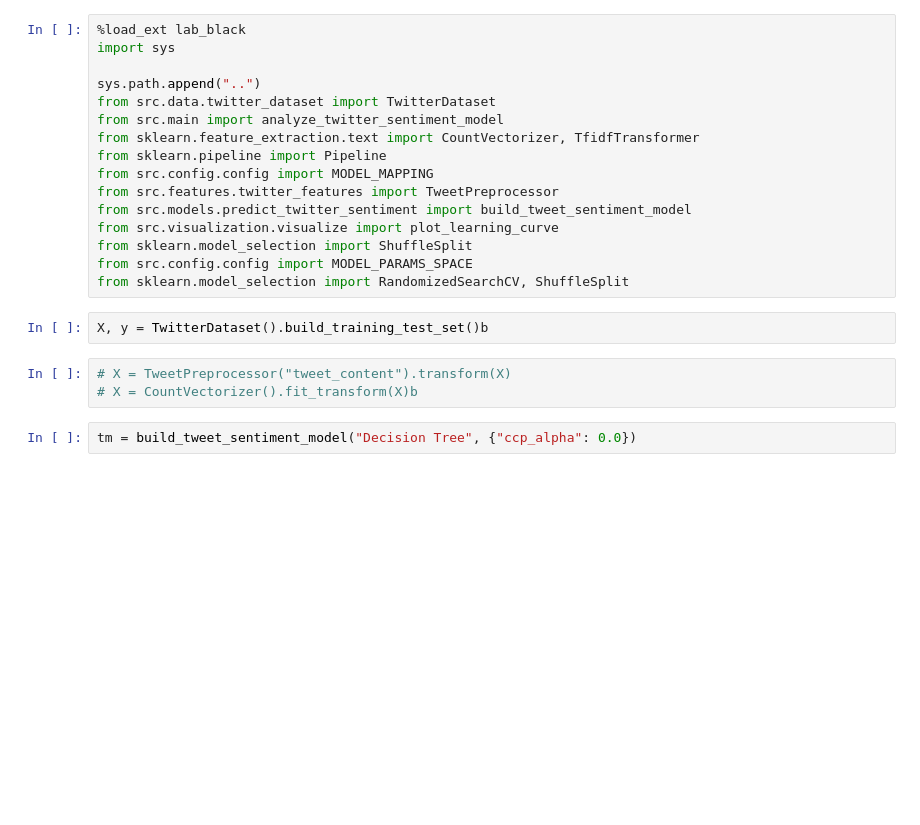
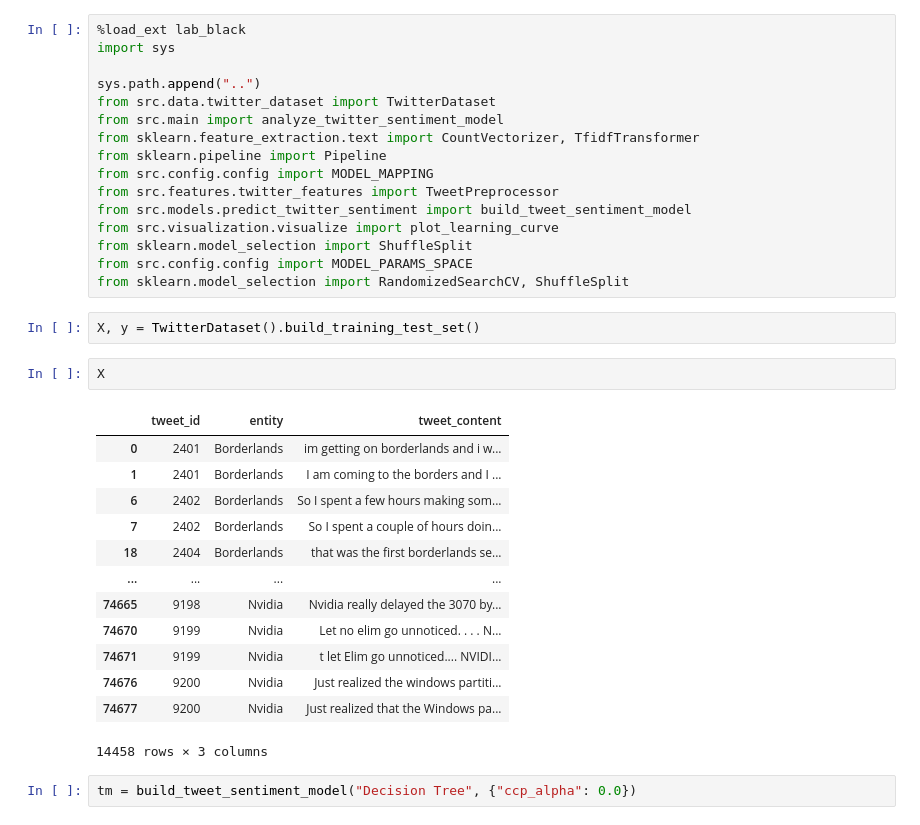
Before and after one commit to chen-bowen/Georgia_Tech_Machine_Learning, a Jupyter notebook: supervised_learning/notebooks/Twitter Sentiment.ipynb, the cells around one changed output. Drawn from its saved outputs; the diff is of its cells as text; blank space fills up the shorter version.

```diff
--- a/supervised_learning/notebooks/Twitter Sentiment.ipynb
+++ b/supervised_learning/notebooks/Twitter Sentiment.ipynb
@@ -17,10 +17,23 @@ from sklearn.model_selection import ShuffleSplit
 from src.config.config import MODEL_PARAMS_SPACE
 from sklearn.model_selection import RandomizedSearchCV, ShuffleSplit
 # %%
-X, y = TwitterDataset().build_training_test_set()b
+X, y = TwitterDataset().build_training_test_set()
 # %%
-# X = TweetPreprocessor("tweet_content").transform(X)
-# X = CountVectorizer().fit_transform(X)b
+X
+# %% [output]
+|  | tweet_id | entity | tweet_content |
+| 0 | 2401 | Borderlands | im getting on borderlands and i w... |
+| 1 | 2401 | Borderlands | I am coming to the borders and I ... |
+| 6 | 2402 | Borderlands | So I spent a few hours making som... |
+| 7 | 2402 | Borderlands | So I spent a couple of hours doin... |
+| 18 | 2404 | Borderlands | that was the first borderlands se... |
+| ... | ... | ... | ... |
+| 74665 | 9198 | Nvidia | Nvidia really delayed the 3070 by... |
+| 74670 | 9199 | Nvidia | Let no elim go unnoticed. . . . N... |
+| 74671 | 9199 | Nvidia | t let Elim go unnoticed.... NVIDI... |
+| 74676 | 9200 | Nvidia | Just realized the windows partiti... |
+| 74677 | 9200 | Nvidia | Just realized that the Windows pa... |
+14458 rows × 3 columns
 # %%
 tm = build_tweet_sentiment_model("Decision Tree", {"ccp_alpha": 0.0})
 # %%
```
Also changed, not shown: 13 other files.
